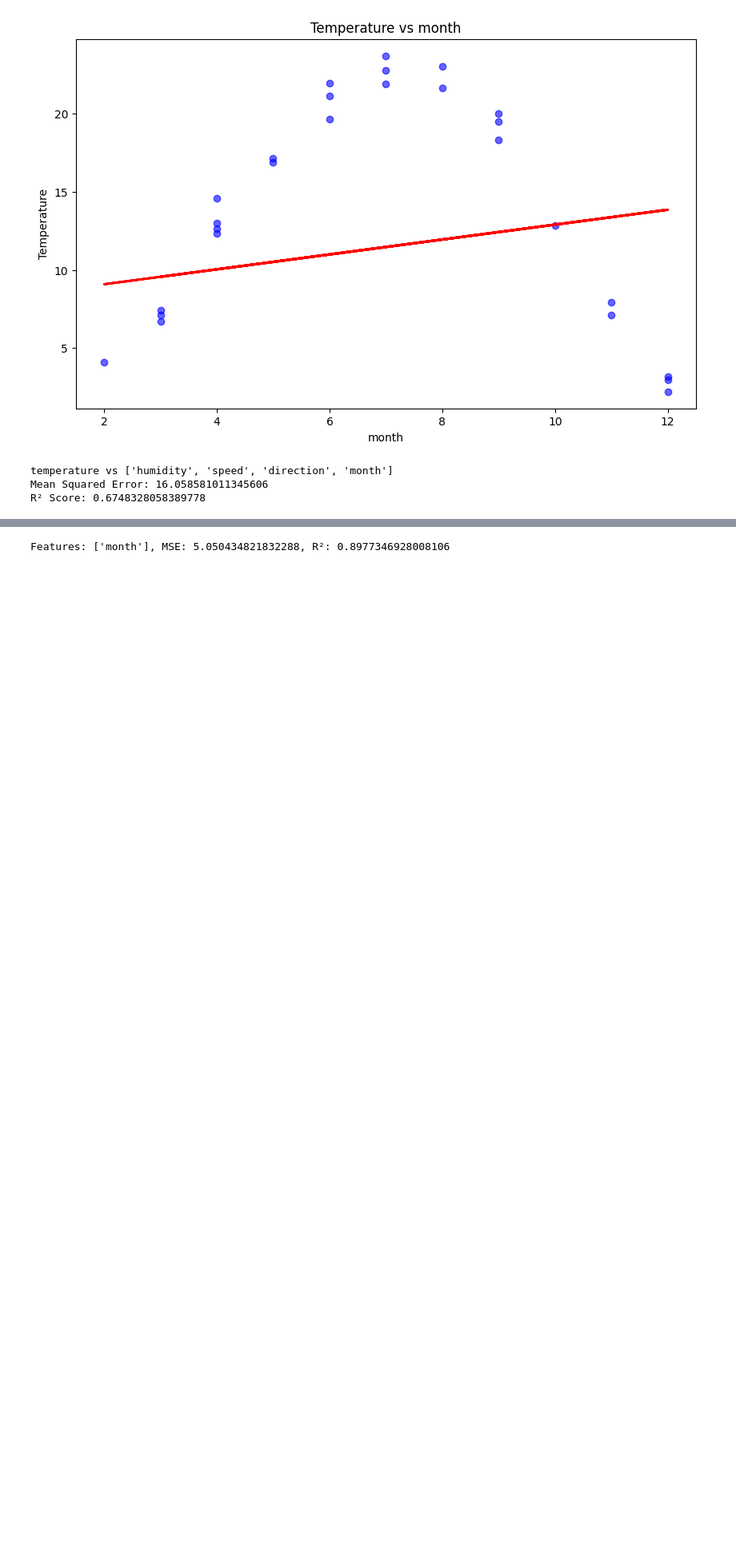
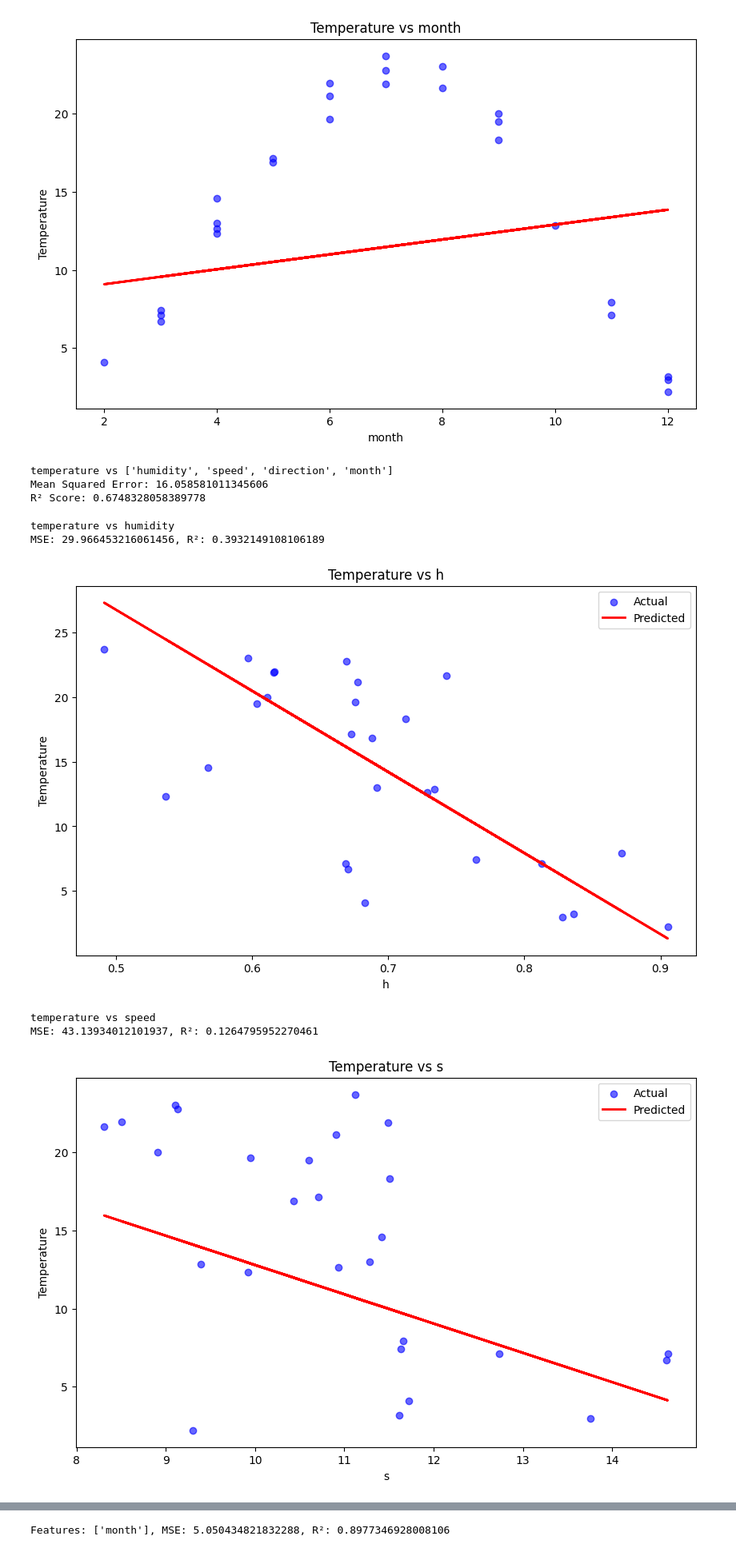
Before and after one commit to Julian-L-Avila/Data-Mining-2024-3, a Jupyter notebook: Exam-I/exam-linear-regression.sync.ipynb, the cells around one changed output, grey strips where cells are left out. Shown at 80% size. Cells and saved outputs as stored; diff of their text form; code cells hidden in the pictures; blank space fills up the shorter version.

```diff
--- a/Exam-I/exam-linear-regression.sync.ipynb
+++ b/Exam-I/exam-linear-regression.sync.ipynb
@@ -263,3 +263,45 @@ R² Score: -0.2371319502261191
 temperature vs ['humidity', 'speed', 'direction', 'month']
 Mean Squared Error: 16.058581011345606
 R² Score: 0.6748328058389778
+# %%
+def run_regression(df, target, features):
+    X = df[features].values
+    y = df[target].values
+
+    if len(X.shape) == 1:
+        X = X.reshape(-1, 1)
+
+    X_train, X_test, y_train, y_test = train_test_split(X, y, test_size=0.2, random_state=42)
+
+    model = LinearRegression()
+    model.fit(X_train, y_train)
+
+    y_pred = model.predict(X_test)
+
+    print(f'{target} vs {features}')
+    print(f'MSE: {mean_squared_error(y_test, y_pred)}, R²: {r2_score(y_test, y_pred)}')
+
+    plt.figure(figsize=(10, 6))
+    plt.scatter(X_test[:, 0], y_test, alpha=0.6, color='b', label='Actual')
+    plt.plot(X_test[:, 0], y_pred, color='r', lw=2, label='Predicted')
+    plt.xlabel(f'{features[0]}')
+    plt.ylabel(target.capitalize())
+    plt.title(f'{target.capitalize()} vs {features[0]}')
+    plt.legend()
+    plt.show()
+
+    return model
+
+features = ['humidity', 'speed', 'direction', 'month']
+
+for i in features:
+    linear_model = run_regression(df_1, target='temperature', features=i)
+
+multilinear_model = run_regression(df_1, target='temperature', features=features)
+# %% [output]
+temperature vs humidity
+MSE: 29.966453216061456, R²: 0.3932149108106189
+[figure, added]
+temperature vs speed
+MSE: 43.13934012101937, R²: 0.1264795952270461
+[figure, added]
```
Also changed, not shown: parts of 1 cell of this notebook, 1 other file.
